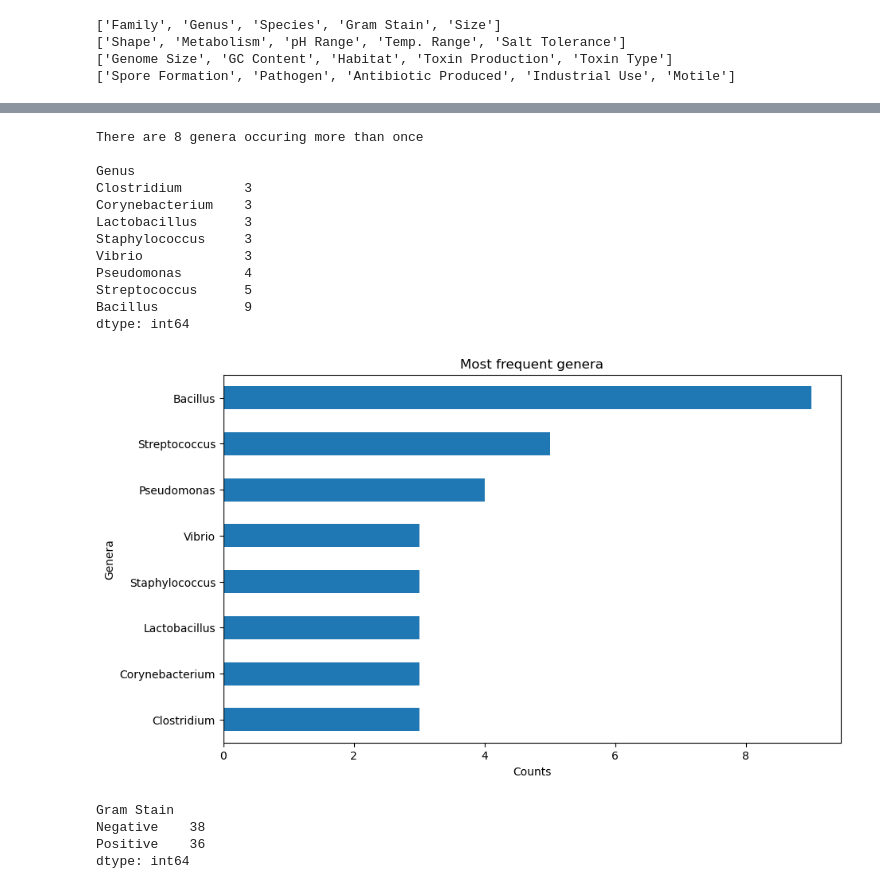
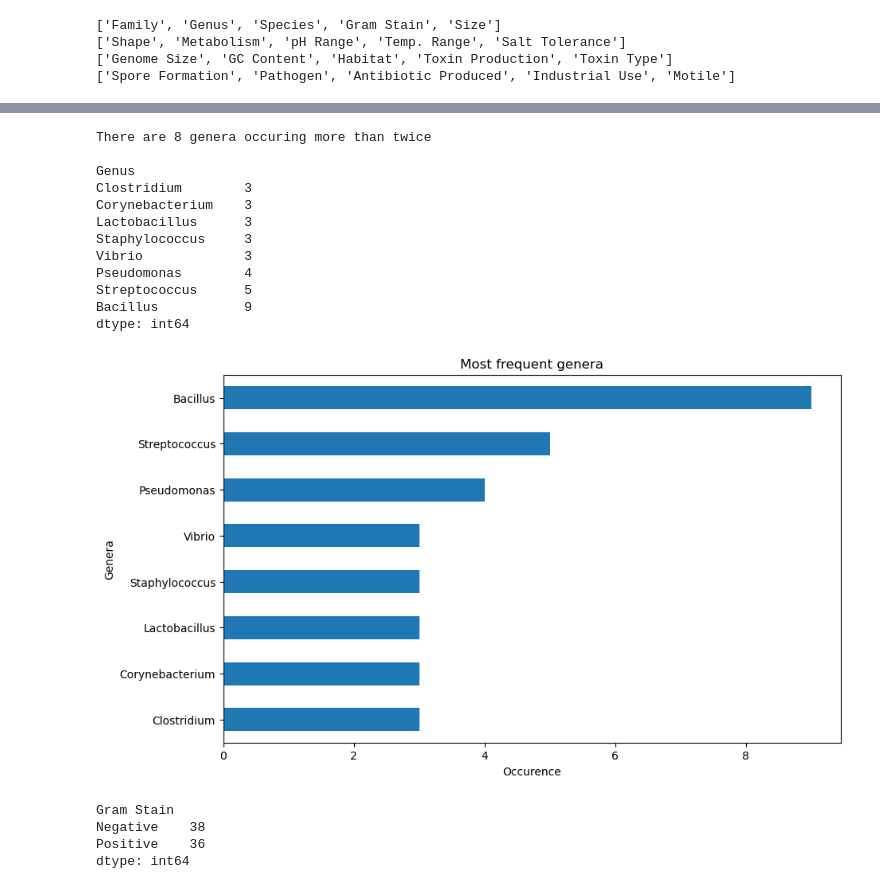
Before and after one commit to kucupwn/MicrobesGrid, a Jupyter notebook: main.ipynb, the cells around one changed output, grey strips where cells are left out. Saved outputs shown, nothing was run; the diff lists cells and outputs as text; code cells hidden in the pictures.

```diff
--- a/main.ipynb
+++ b/main.ipynb
@@ -36,11 +67,11 @@ for i in range(4):
 # %%
 genus_all = df.groupby("Genus").size()
-multiple_genera = genus_all[genus_all > 2].sort_values()
+multiple_genus = genus_all[genus_all > 2].sort_values()
 
-print(f"There are {len(multiple_genera)} genera occuring more than once\n")
-print(multiple_genera)
+print(f"There are {len(multiple_genus)} genera occuring more than twice\n")
+print(multiple_genus)
 # %% [output]
-There are 8 genera occuring more than once
+There are 8 genera occuring more than twice
 
 Genus
 Clostridium        3
@@ -53,16 +84,16 @@ Streptococcus      5
 Bacillus           9
 dtype: int64
 # %%
-multiple_genera.plot(
+multiple_genus.plot(
     kind="barh",
     figsize=(10, 6),
 )
 plt.title("Most frequent genera")
-plt.xlabel("Counts")
+plt.xlabel("Occurence")
 plt.ylabel("Genera")
 plt.show()
 # %% [output]
-[figure, old version]
+[figure, new version]
 # %%
 # Count Gram stain results
 
```
Also changed, not shown: parts of 2 cells of this notebook.
